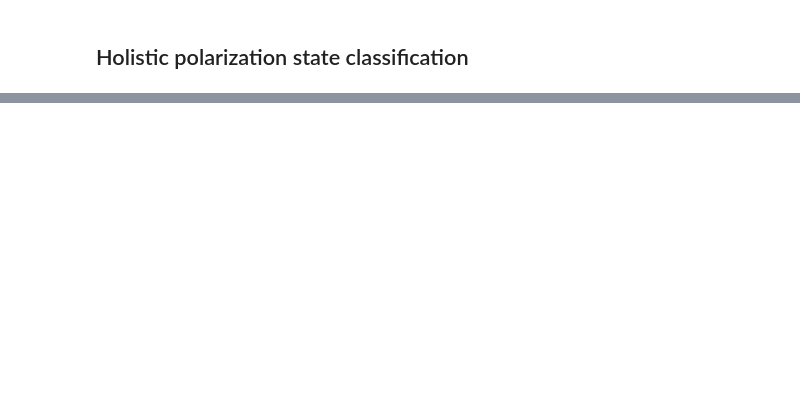
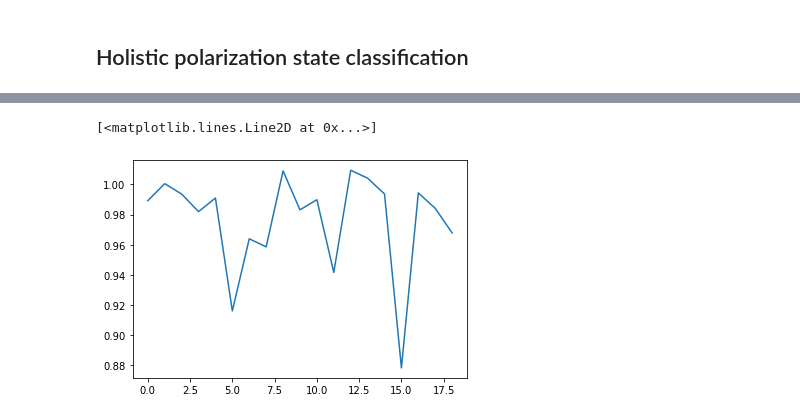
Before and after one commit to apple-soda/xgboost-nfkb-features, a Jupyter notebook: notebooks/polar_states.ipynb, the cells around one changed output, grey strips where cells are left out. Saved outputs shown, nothing was run; the diff lists cells and outputs as text; code cells hidden in the pictures; blank space fills up the shorter version.

```diff
--- a/notebooks/polar_states.ipynb
+++ b/notebooks/polar_states.ipynb
@@ -108,0 +177,6 @@ weighted avg       0.45      0.44      0.44      6806
+# %%
+# sequential percentage residuals
+plt.plot(seq_percent_res)
+# %% [output]
+[<matplotlib.lines.Line2D at 0x...>]
+[figure, added]
```
Also changed, not shown: parts of 41 cells of this notebook, 1 other file.
